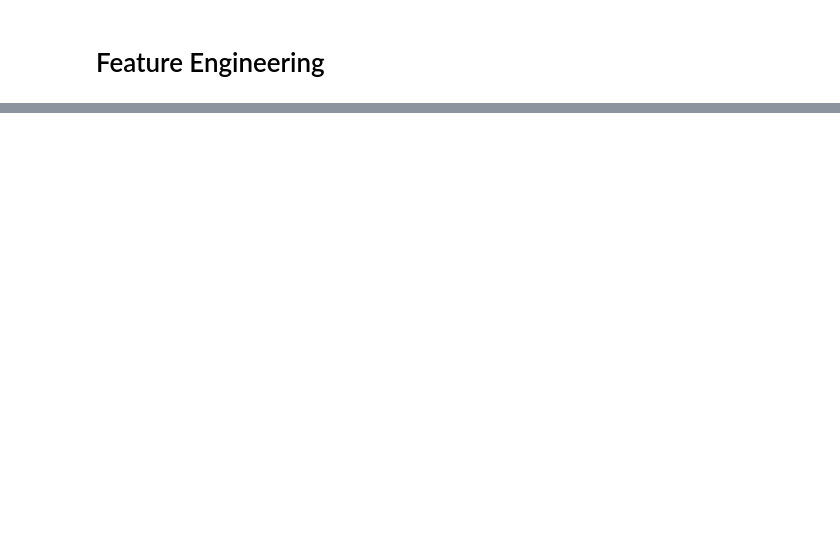
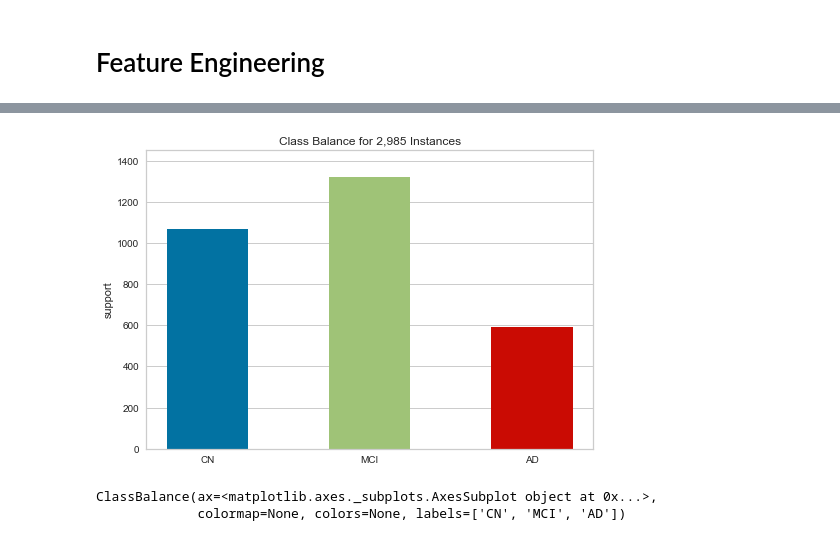
Before and after one commit to maxhipperson/Predicting-Alzheimers, a Jupyter notebook: data_exploration_04.ipynb, the cells around one changed output, grey strips where cells are left out. Saved outputs shown, nothing was run; the diff lists cells and outputs as text; code cells hidden in the pictures; blank space fills up the shorter version.

```diff
--- a/data_exploration_04.ipynb
+++ b/data_exploration_04.ipynb
@@ -275,0 +81,9 @@ roc_auc_score(y_test, preds, multi_class='ovo')
+# %%
+# class balance of dataset
+from yellowbrick.target import class_balance
+
+class_balance(y, labels=classes)
+# %% [output]
+[figure, added]
+ClassBalance(ax=<matplotlib.axes._subplots.AxesSubplot object at 0x...>,
+             colormap=None, colors=None, labels=['CN', 'MCI', 'AD'])
```
Also changed, not shown: parts of 60 cells of this notebook.
